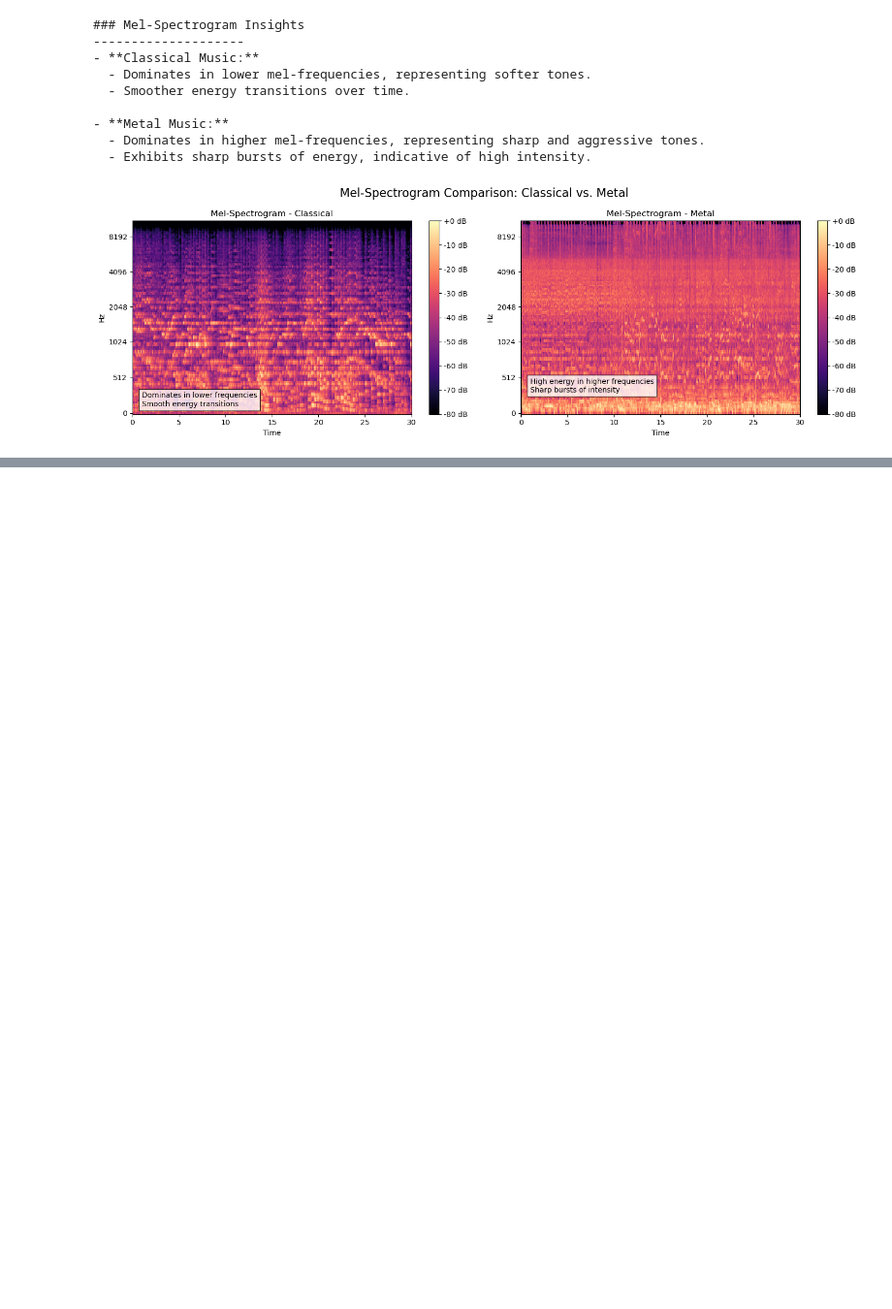
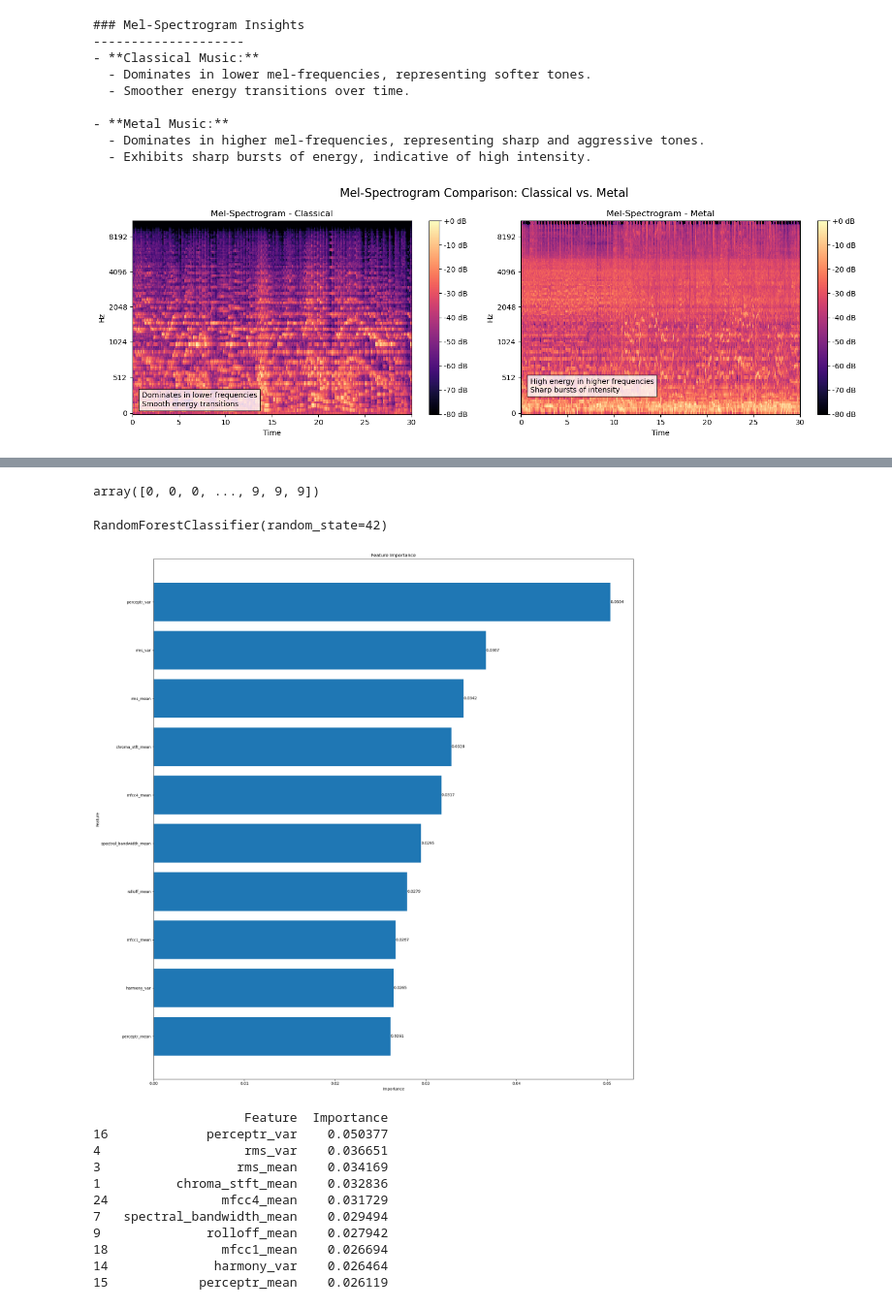
Before and after one commit to rajanhans/SDS-CP018-music-classifier, a Jupyter notebook: notebooks/rajat-thakur/rajat-music-classifier.ipynb, the cells around one changed output, grey strips where cells are left out. Shown at 97% size. Saved outputs shown, nothing was run; the diff lists cells and outputs as text; code cells hidden in the pictures; blank space fills up the shorter version.

```diff
--- a/notebooks/rajat-thakur/rajat-music-classifier.ipynb
+++ b/notebooks/rajat-thakur/rajat-music-classifier.ipynb
@@ -329,0 +366,5 @@ plt.show()
+# %%
+X = features_30_sec.drop(columns=['filename', 'label'])
+y = features_30_sec['label']
+X
+y
@@ -329,0 +384,8 @@ plt.show()
+# %%
+from sklearn.preprocessing import LabelEncoder
+le = LabelEncoder()
+y = le.fit_transform(y)
+# %%
+y
+# %% [output]
+array([0, 0, 0, ..., 9, 9, 9])
@@ -329,0 +394,6 @@ plt.show()
+# %%
+from sklearn.ensemble import RandomForestClassifier
+rf = RandomForestClassifier(random_state=42)
+rf.fit(X, y)
+# %% [output]
+RandomForestClassifier(random_state=42)
@@ -329,0 +408,35 @@ plt.show()
+# %%
+importances = rf.feature_importances_
+feature_names = X.columns
+feature_importance_df = pd.DataFrame({'Feature': feature_names, 'Importance': importances})
+feature_importance_df = feature_importance_df.sort_values(by='Importance', ascending=False).head(10)
+
+
+plt.figure(figsize=(20, 20))
+plt.barh(feature_importance_df['Feature'], feature_importance_df['Importance'],)
+plt.xlabel('Importance')
+plt.ylabel('Feature')
+plt.title('Feature Importance')
+for index, value in enumerate(feature_importance_df['Importance']):
+    plt.text(value, index, f'{value:.4f}', va='center')
+
+# Reverse y-axis for better display
+plt.gca().invert_yaxis()
+
+plt.tight_layout()
+plt.show()
+
+print(feature_importance_df)
+# %% [output]
+[figure, added]
+                    Feature  Importance
+16             perceptr_var    0.050377
+4                   rms_var    0.036651
+3                  rms_mean    0.034169
+1          chroma_stft_mean    0.032836
+24               mfcc4_mean    0.031729
+7   spectral_bandwidth_mean    0.029494
+9              rolloff_mean    0.027942
+18               mfcc1_mean    0.026694
+14              harmony_var    0.026464
+15            perceptr_mean    0.026119
```
Also changed, not shown: parts of 44 cells of this notebook.
